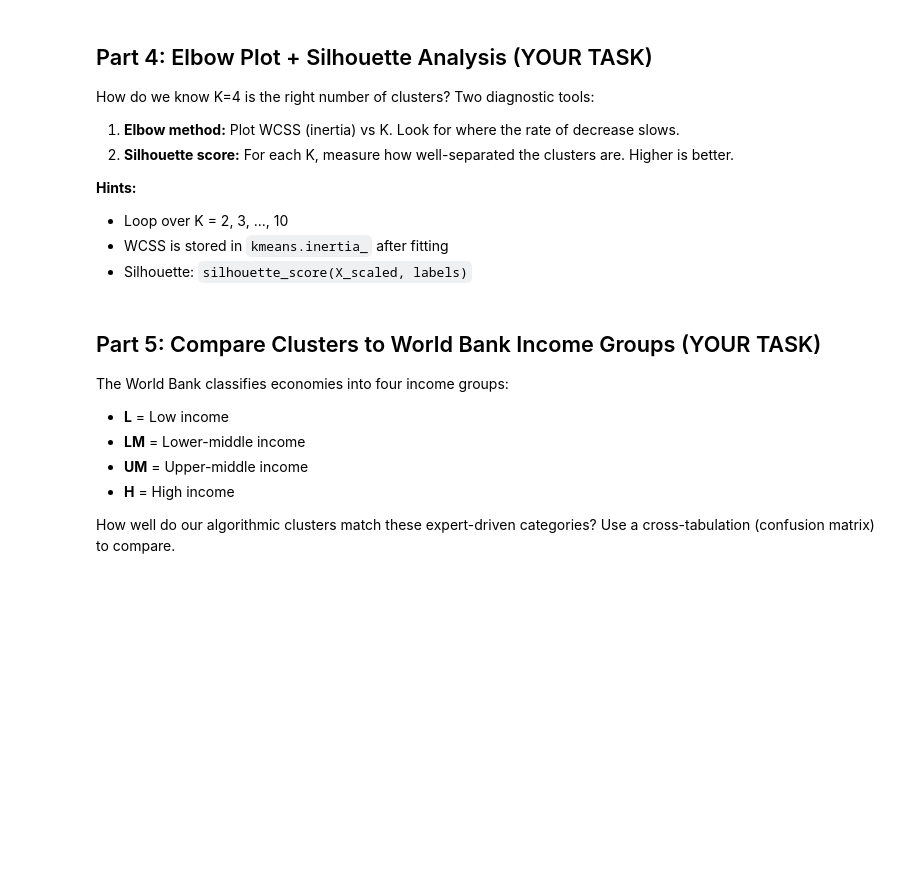
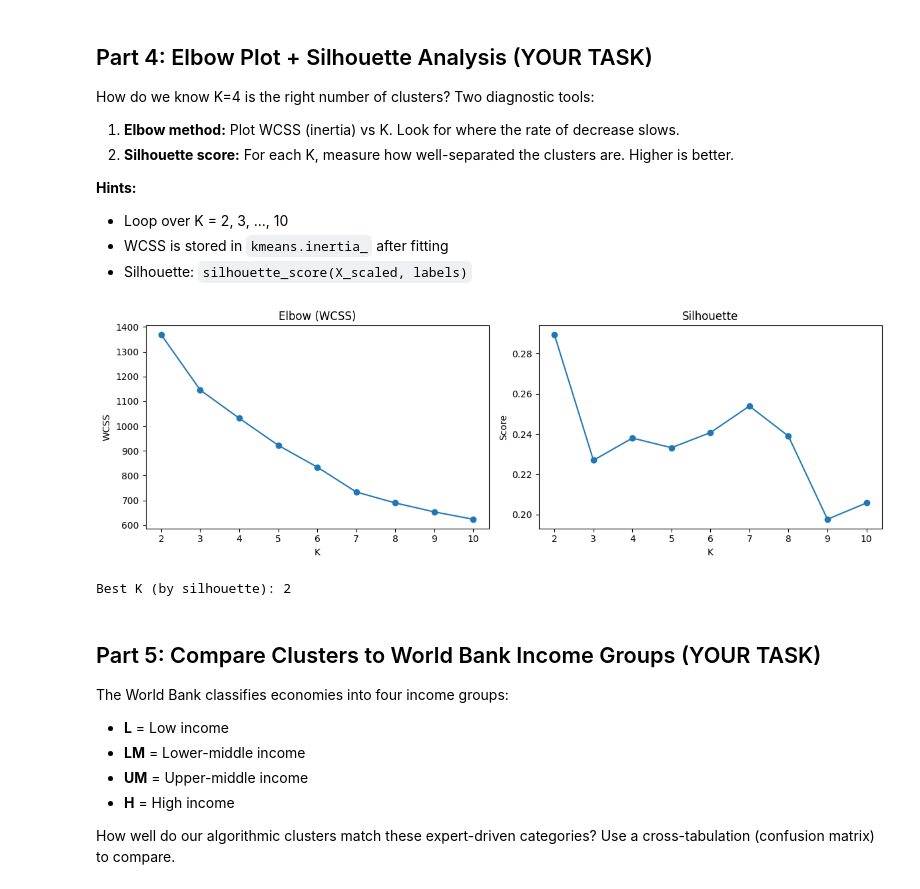
Before and after one commit to aahan-rd/ECON3916-Statistical-Machine-Learnin, a Jupyter notebook: Lab 22/Lab 22: Clustering Economies.ipynb, the cells around one changed output. Cells and saved outputs as stored; diff of their text form; code cells hidden in the pictures; blank space fills up the shorter version.

```diff
--- a/Lab 22/Lab 22: Clustering Economies.ipynb
+++ b/Lab 22/Lab 22: Clustering Economies.ipynb
@@ -65,7 +65,7 @@ indicators = {
     'SP.DYN.IMRT.IN': 'infant_mortality',
     'SE.PRM.ENRR': 'primary_enrollment',
     'SI.POV.GINI': 'gini_index',
-    'EN.ATM.CO2E.PC': 'co2_per_capita',
+    #'EN.ATM.CO2E.PC': 'co2_per_capita',
     'IT.NET.USER.ZS': 'internet_users_pct',
     'NE.TRD.GNFS.ZS': 'trade_pct_gdp',
     'SL.UEM.TOTL.ZS': 'unemployment_rate',
@@ -75,12 +75,16 @@ indicators = {
 feature_names = list(indicators.values())
 
 # Fetch most recent available values
-df = wb.data.DataFrame(list(indicators.keys()), mrv=1, labels=True)
+df = wb.data.DataFrame(list(indicators.keys()), time=2019, labels=True)
 df = df.rename(columns=indicators)
 
 # Drop countries with too much missing data, then impute remainder
-df = df.dropna(thresh=7)  # Keep countries with at least 7 of 10 indicators
-df = df.fillna(df.median())  # Impute remaining NAs with column median
+k = 7  # Minimum number of features required to retain a country
+df = df.dropna(subset=feature_names, thresh=k)
+
+# Coerce to numeric then median-impute across features
+df[feature_names] = df[feature_names].apply(pd.to_numeric, errors="coerce")
+df[feature_names] = df[feature_names].fillna(df[feature_names].median())
 
 print(f'Countries retained: {len(df)}')
 print(f'Features ({len(feature_names)}): {feature_names}')
@@ -265,3 +263,28 @@ print(f'\nBest K by silhouette score: {best_k}')
+# %%
+# Elbow + silhouette (K=2..10)
+K_range = range(2, 11)
+wcss, sil = [], []
+
+for k in K_range:
+    km = KMeans(n_clusters=k, init="k-means++", n_init=10, random_state=42)
+    labels = km.fit_predict(X_scaled)
+    wcss.append(km.inertia_)
+    sil.append(silhouette_score(X_scaled, labels))
+
+best_k = list(K_range)[int(np.argmax(sil))]
+
+fig, ax = plt.subplots(1, 2, figsize=(12, 4))
+ax[0].plot(list(K_range), wcss, "o-")
+ax[0].set(title="Elbow (WCSS)", xlabel="K", ylabel="WCSS")
+ax[1].plot(list(K_range), sil, "o-")
+ax[1].set(title="Silhouette", xlabel="K", ylabel="Score")
+plt.tight_layout()
+plt.show()
+
+print("Best K (by silhouette):", best_k)
+# %% [output]
+[figure, added]
+Best K (by silhouette): 2
 # %% [markdown]
 ## Part 5: Compare Clusters to World Bank Income Groups (YOUR TASK)
 
```
Also changed, not shown: parts of 8 cells of this notebook, 1 other file.
